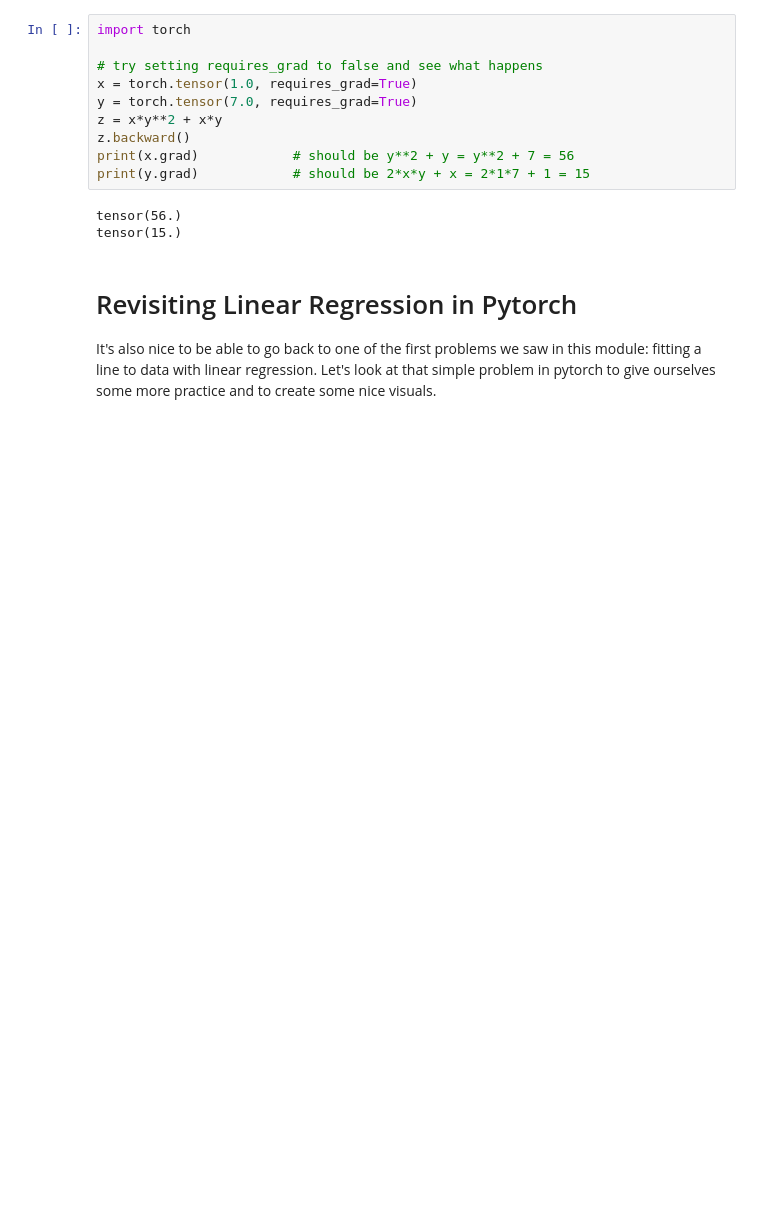
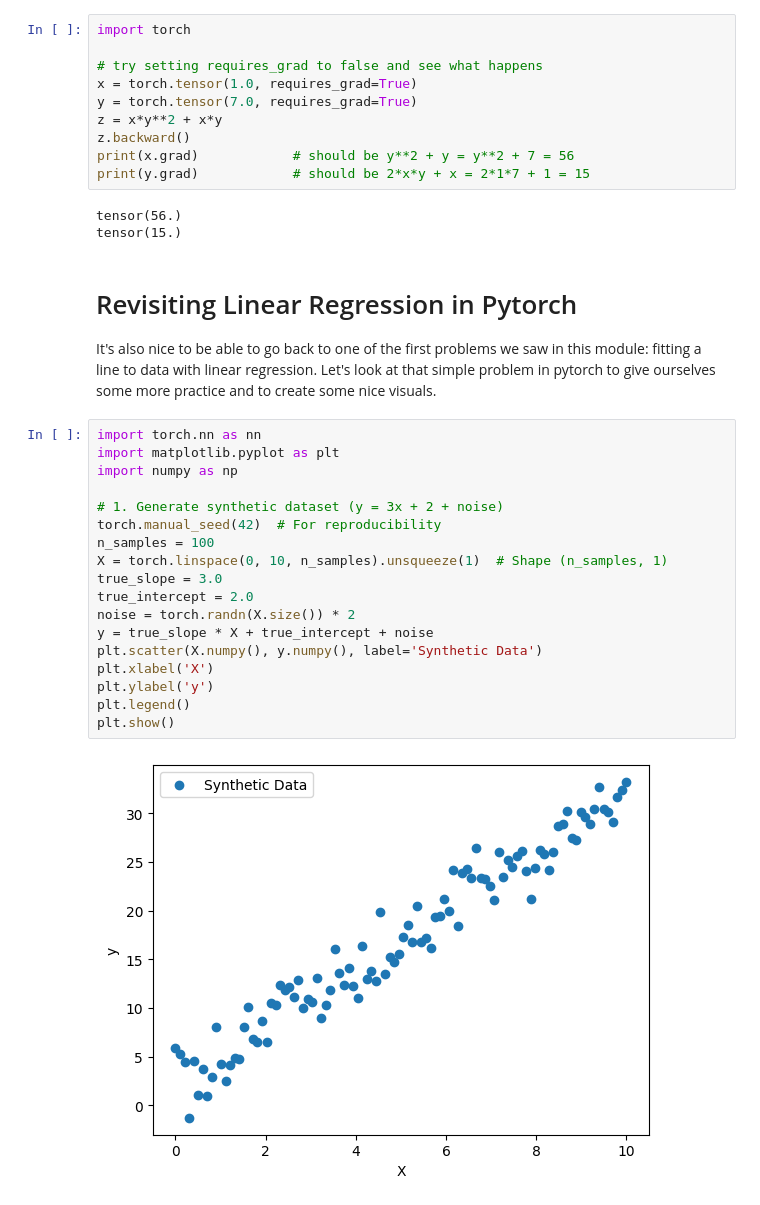
Before and after one commit to olinml2024/notebooks, a Jupyter notebook: ML24_Day09.ipynb, the cells around one changed output. Saved outputs shown, nothing was run; the diff lists cells and outputs as text; blank space fills up the shorter version.

```diff
--- a/ML24_Day09.ipynb
+++ b/ML24_Day09.ipynb
@@ -21,3 +21,23 @@ tensor(15.)
 # Revisiting Linear Regression in Pytorch
 
 It's also nice to be able to go back to one of the first problems we saw in this module: fitting a line to data with linear regression.  Let's look at that simple problem in pytorch to give ourselves some more practice and to create some nice visuals.
+# %%
+import torch.nn as nn
+import matplotlib.pyplot as plt
+import numpy as np
+
+# 1. Generate synthetic dataset (y = 3x + 2 + noise)
+torch.manual_seed(42)  # For reproducibility
+n_samples = 100
+X = torch.linspace(0, 10, n_samples).unsqueeze(1)  # Shape (n_samples, 1)
+true_slope = 3.0
+true_intercept = 2.0
+noise = torch.randn(X.size()) * 2
+y = true_slope * X + true_intercept + noise
+plt.scatter(X.numpy(), y.numpy(), label='Synthetic Data')
+plt.xlabel('X')
+plt.ylabel('y')
+plt.legend()
+plt.show()
+# %% [output]
+[figure, added]
```
Also changed, not shown: parts of 3 cells of this notebook.
